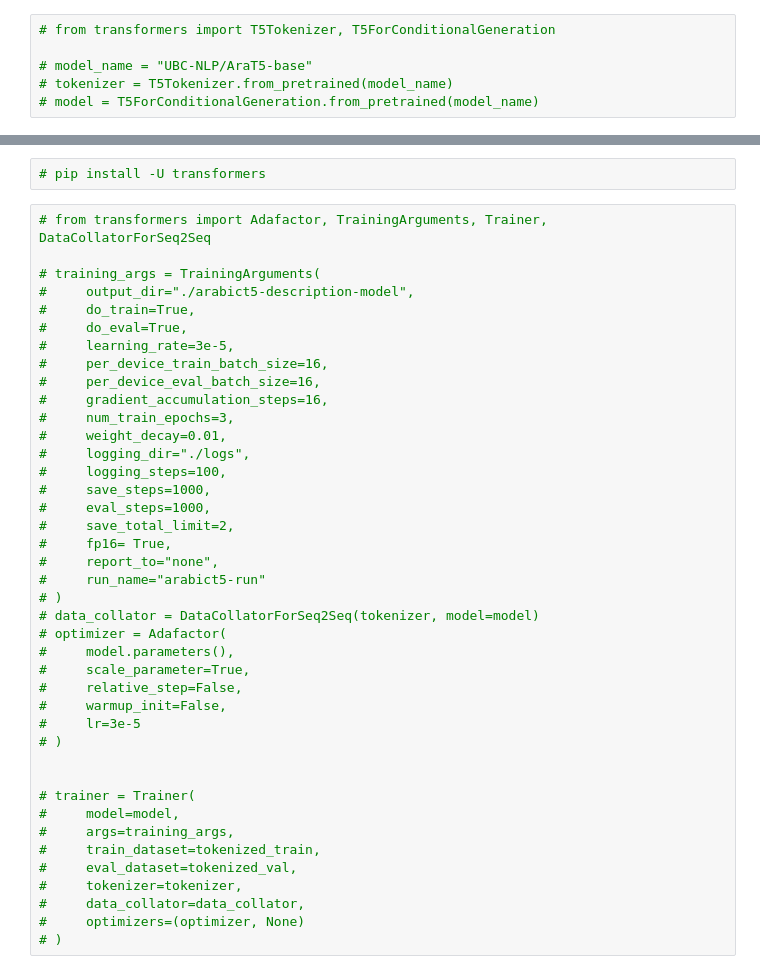
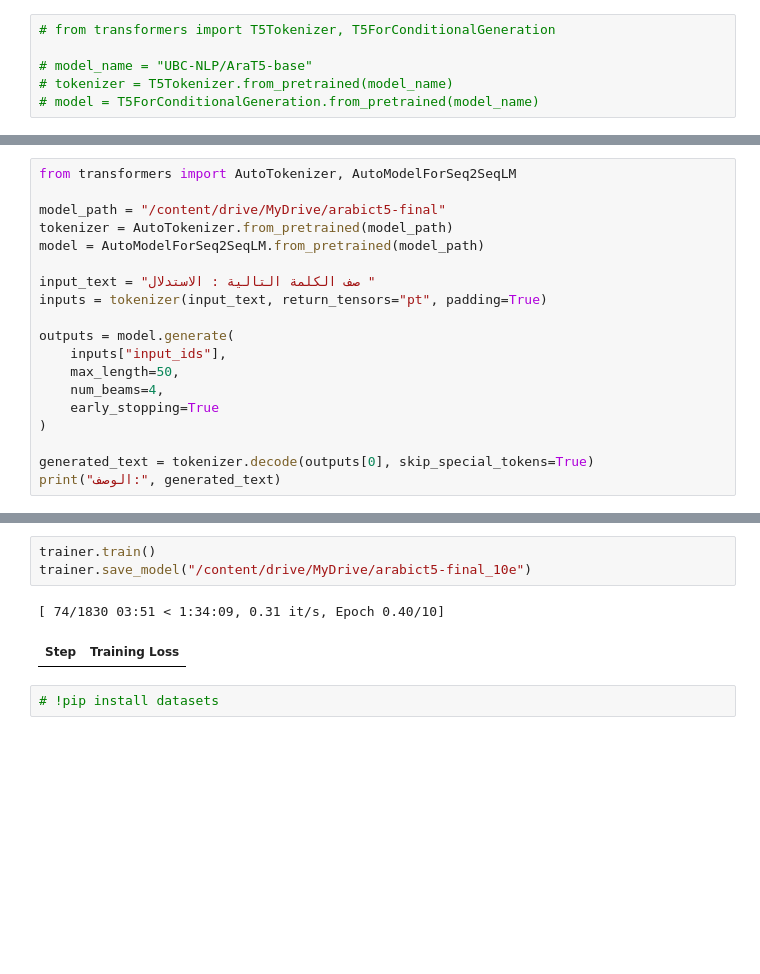
Before and after one commit to angiegh2002/learning_language_game, a Jupyter notebook: language_model.ipynb, the cells around one changed output, grey strips where cells are left out. Cells and saved outputs as stored; diff of their text form; blank space fills up the shorter version.

```diff
--- a/language_model.ipynb
+++ b/language_model.ipynb
@@ -275,0 +463,19 @@ tokenized_val = val_dataset.map(preprocess_function, batched=True)
+# %%
+from transformers import AutoTokenizer, AutoModelForSeq2SeqLM
+
+model_path = "/content/drive/MyDrive/arabict5-final"
+tokenizer = AutoTokenizer.from_pretrained(model_path)
+model = AutoModelForSeq2SeqLM.from_pretrained(model_path)
+
+input_text = "صف الكلمة التالية : الاستدلال "
+inputs = tokenizer(input_text, return_tensors="pt", padding=True)
+
+outputs = model.generate(
+    inputs["input_ids"],
+    max_length=50,
+    num_beams=4,
+    early_stopping=True
+)
+
+generated_text = tokenizer.decode(outputs[0], skip_special_tokens=True)
+print("الوصف:", generated_text)
@@ -276,43 +552,8 @@ tokenized_val = val_dataset.map(preprocess_function, batched=True)
+# %%
+trainer.train()
+trainer.save_model("/content/drive/MyDrive/arabict5-final_10e")
+# %% [output]
+[ 74/1830 03:51 < 1:34:09, 0.31 it/s, Epoch 0.40/10]
+| Step | Training Loss |
 # %%
-# pip install -U transformers
+# !pip install datasets
-# %%
-# from transformers import Adafactor, TrainingArguments, Trainer, DataCollatorForSeq2Seq
-
-# training_args = TrainingArguments(
-#     output_dir="./arabict5-description-model",
-#     do_train=True,
-#     do_eval=True,
-#     learning_rate=3e-5,
-#     per_device_train_batch_size=16,
-#     per_device_eval_batch_size=16,
-#     gradient_accumulation_steps=16,
-#     num_train_epochs=3,
-#     weight_decay=0.01,
-#     logging_dir="./logs",
-#     logging_steps=100,
-#     save_steps=1000,
-#     eval_steps=1000,
-#     save_total_limit=2,
-#     fp16= True,
-#     report_to="none",
-#     run_name="arabict5-run"
-# )
-# data_collator = DataCollatorForSeq2Seq(tokenizer, model=model)
-# optimizer = Adafactor(
-#     model.parameters(),
-#     scale_parameter=True,
-#     relative_step=False,
-#     warmup_init=False,
-#     lr=3e-5
-# )
-
-
-# trainer = Trainer(
-#     model=model,
-#     args=training_args,
-#     train_dataset=tokenized_train,
-#     eval_dataset=tokenized_val,
-#     tokenizer=tokenizer,
-#     data_collator=data_collator,
-#     optimizers=(optimizer, None)
-# )
```
Also changed, not shown: parts of 21 cells of this notebook.
